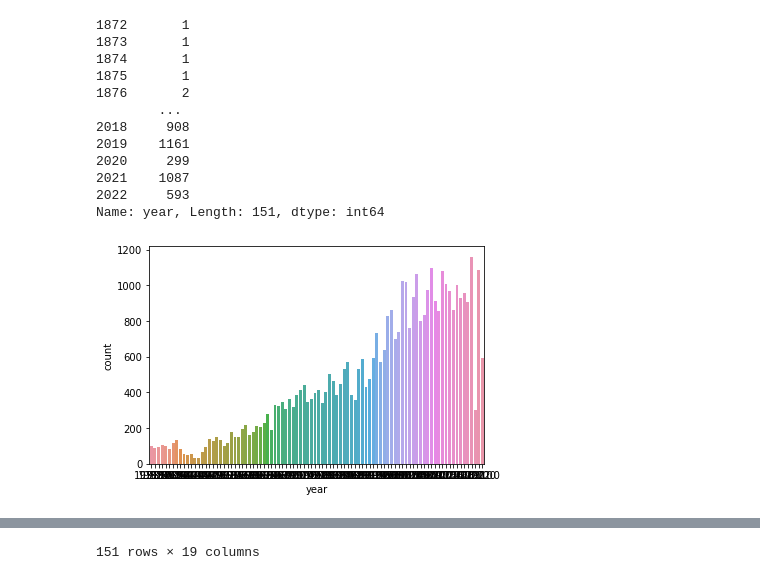
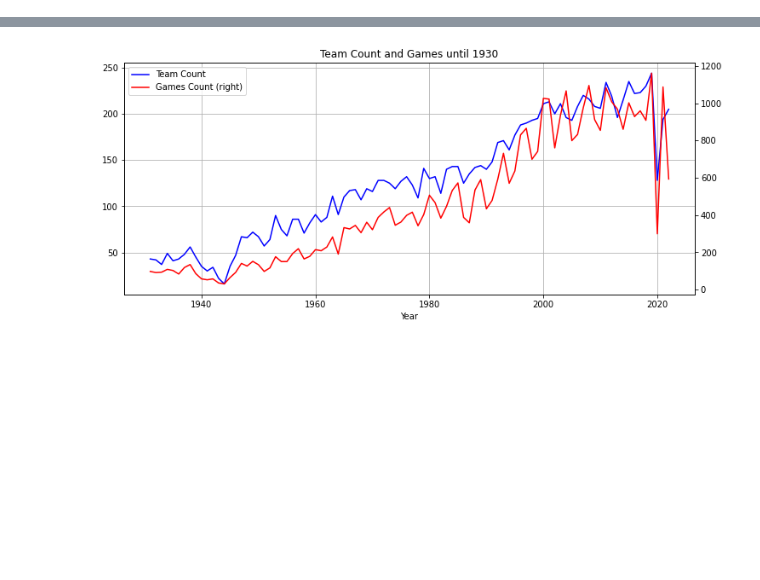
Before and after one commit to samuelca/international-football-results, a Jupyter notebook: exploratory-analysis.ipynb, the cells around one changed output, grey strips where cells are left out. Saved outputs shown, nothing was run; the diff lists cells and outputs as text; code cells hidden in the pictures; blank space fills up the shorter version.

Commit message:
create first plots

```diff
--- a/exploratory-analysis.ipynb
+++ b/exploratory-analysis.ipynb
@@ -156,24 +176,30 @@ df_merged['continent'] = df_merged.apply(lambda x: missing_countries_dict.get(x.
 #df_merged[df_merged['Region Name'].isna() == True]['country'].value_counts().head(50)
-# %%
-
-
-sns.countplot(data = df_merged.where(df_merged['year'] > 1930), x = 'year')
-df_merged['year'].value_counts(sort = False)
-# %% [output]
-1872       1
-1873       1
-1874       1
-1875       1
-1876       2
-        ...
-2018     908
-2019    1161
-2020     299
-2021    1087
-2022     593
-Name: year, Length: 151, dtype: int64
-[figure, removed]
 # %%
 # Count how many different teams played international matches in each year
-df_merged.groupby(by = 'year').count()['teams_envolved']
+df_filtered = df_results[df_results['year'] > 1930]
+
+list_team_count = []
+for y in df_filtered['year'].unique():
+    matches_list = df_filtered.groupby(by = 'year').get_group(y)['teams_envolved'].to_list()
+    countries = [m[0] for m in matches_list] # Gets the home team
+    countries.extend([m[1] for m in matches_list]) # Gets the away team
+    list_team_count.append(len(set(countries)))
+
+series_team_count = pd.Series(index=df_filtered['year'].unique(), data=list_team_count)
+series_game_count = df_filtered['year'].value_counts(sort = False)
+
+
+plt.figure(figsize=(12,5))
+plt.xlabel('Year')
+plt.title("Team Count and Games until 1930")
+
+ax1 = series_team_count.plot(color='blue', grid=True, label='Team Count')
+ax2 = series_game_count.plot(color='red', grid=True, secondary_y=True, label='Games Count')
+
+h1, l1 = ax1.get_legend_handles_labels()
+h2, l2 = ax2.get_legend_handles_labels()
+
+
+plt.legend(h1+h2, l1+l2, loc=2)
+plt.show()
 # %% [output]
@@ -193,2 +206,2 @@ df_merged.groupby(by = 'year').count()['teams_envolved']
-151 rows × 19 columns
+[figure, added]
 # %%
```
Also changed, not shown: parts of 7 cells of this notebook.
